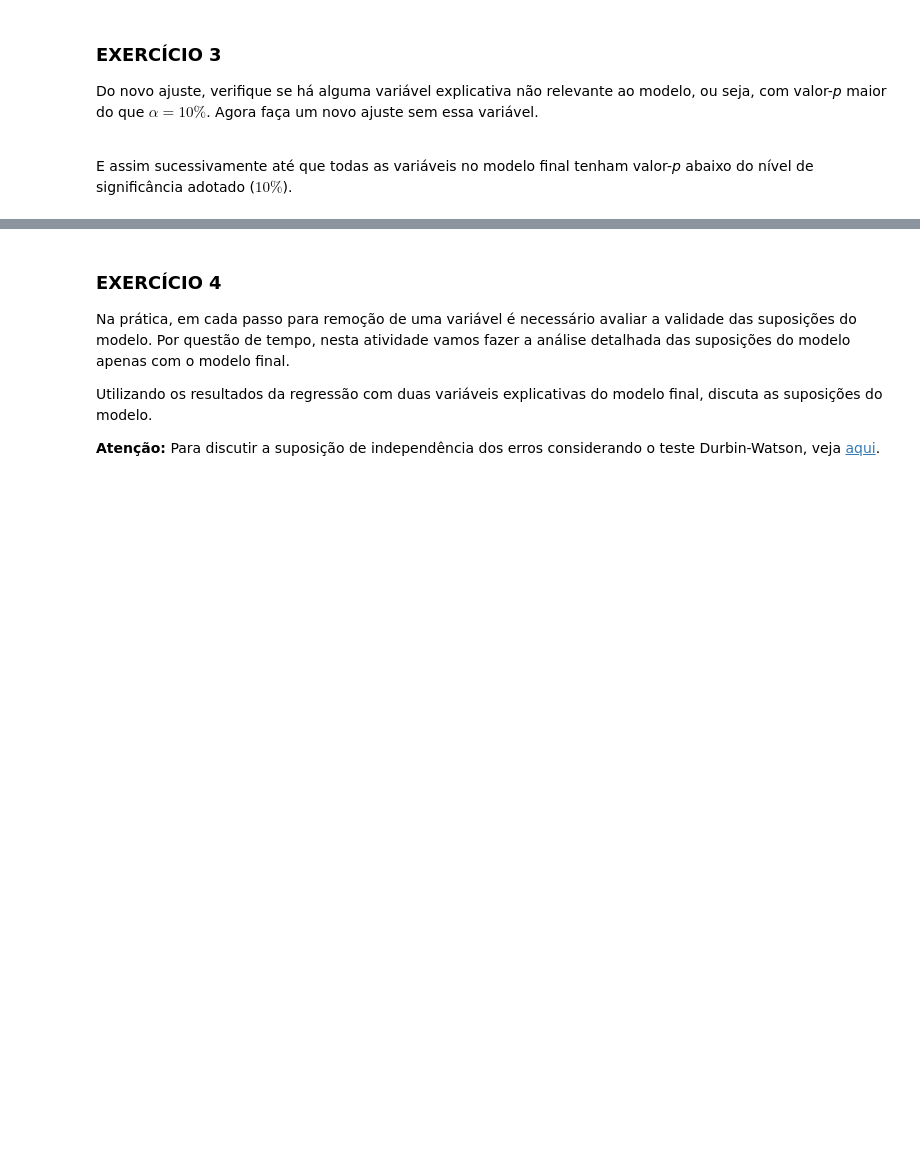
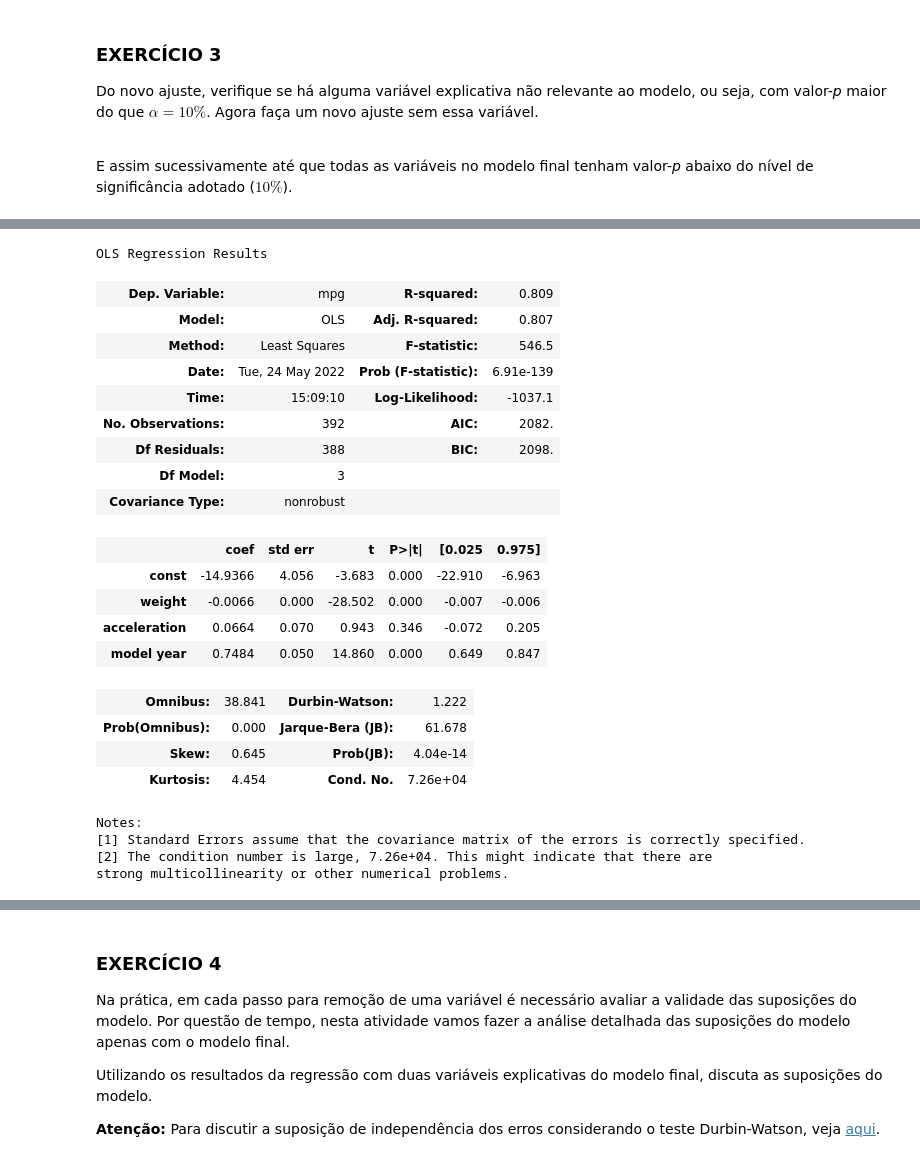
Before and after one commit to pedroivoal/Semestre-2, a Jupyter notebook: Cdados/aula26/Aula26_Atividade_RegressaoMultipla.ipynb, the cells around one changed output, grey strips where cells are left out. Cells and saved outputs as stored; diff of their text form; code cells hidden in the pictures; blank space fills up the shorter version.

```diff
--- a/Cdados/aula26/Aula26_Atividade_RegressaoMultipla.ipynb
+++ b/Cdados/aula26/Aula26_Atividade_RegressaoMultipla.ipynb
@@ -321,0 +415,30 @@ E assim sucessivamente até que todas as variáveis no modelo final tenham valor
+# %%
+X = df[['weight',
+       'acceleration', 'model year']]
+Y = df['mpg']
+results = regress(Y,X)
+results.summary()
+# %% [output]
+OLS Regression Results
+| Dep. Variable: | mpg | R-squared: | 0.809 |
+| Model: | OLS | Adj. R-squared: | 0.807 |
+| Method: | Least Squares | F-statistic: | 546.5 |
+| Date: | Tue, 24 May 2022 | Prob (F-statistic): | 6.91e-139 |
+| Time: | 15:09:10 | Log-Likelihood: | -1037.1 |
+| No. Observations: | 392 | AIC: | 2082. |
+| Df Residuals: | 388 | BIC: | 2098. |
+| Df Model: | 3 |  |  |
+| Covariance Type: | nonrobust |  |  |
+|  | coef | std err | t | P>|t| | [0.025 | 0.975] |
+| const | -14.9366 | 4.056 | -3.683 | 0.000 | -22.910 | -6.963 |
+| weight | -0.0066 | 0.000 | -28.502 | 0.000 | -0.007 | -0.006 |
+| acceleration | 0.0664 | 0.070 | 0.943 | 0.346 | -0.072 | 0.205 |
+| model year | 0.7484 | 0.050 | 14.860 | 0.000 | 0.649 | 0.847 |
+| Omnibus: | 38.841 | Durbin-Watson: | 1.222 |
+| Prob(Omnibus): | 0.000 | Jarque-Bera (JB): | 61.678 |
+| Skew: | 0.645 | Prob(JB): | 4.04e-14 |
+| Kurtosis: | 4.454 | Cond. No. | 7.26e+04 |
+Notes:
+[1] Standard Errors assume that the covariance matrix of the errors is correctly specified.
+[2] The condition number is large, 7.26e+04. This might indicate that there are
+strong multicollinearity or other numerical problems.
```
Also changed, not shown: parts of 19 cells of this notebook, 6 other files.
